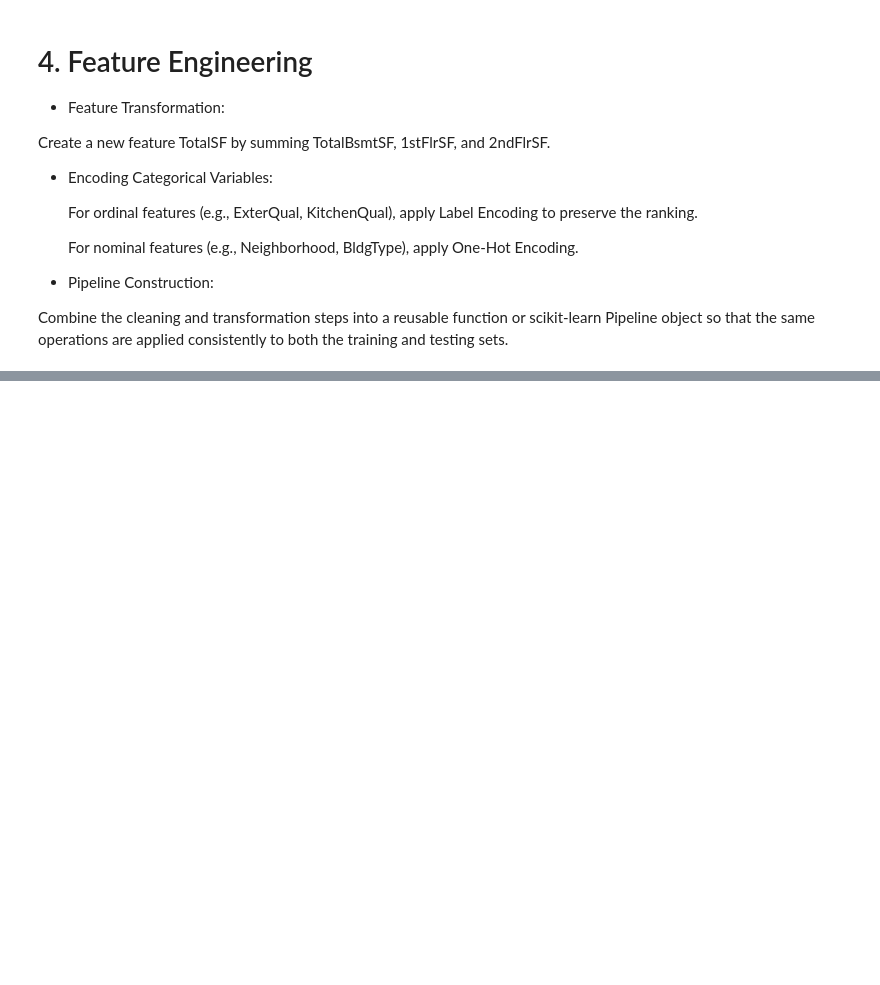
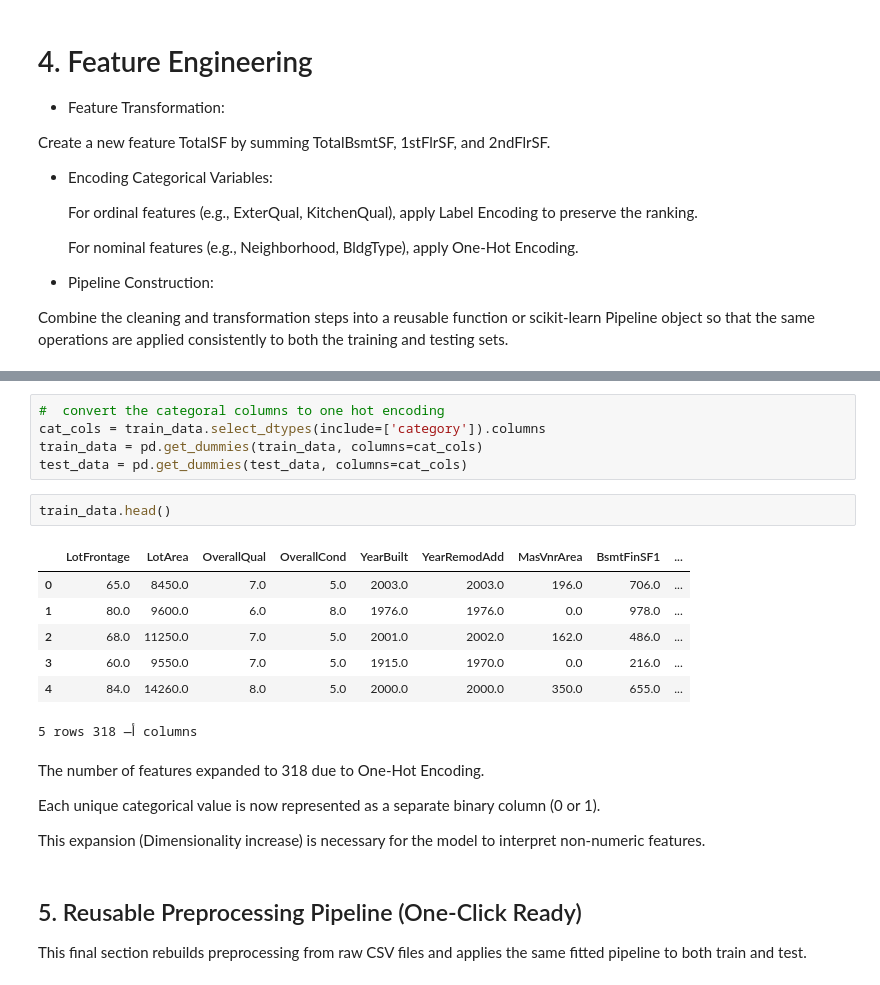
Before and after one commit to Samarbal/House-Prices---Advanced-Regression-Techniques, a Jupyter notebook: house-prediction.ipynb, the cells around one changed output, grey strips where cells are left out. Cells and saved outputs as stored; diff of their text form; blank space fills up the shorter version.

```diff
--- a/house-prediction.ipynb
+++ b/house-prediction.ipynb
@@ -405,0 +454,24 @@ Create a new feature TotalSF by summing TotalBsmtSF, 1stFlrSF, and 2ndFlrSF.
+# %%
+#  convert the categoral columns to one hot encoding
+cat_cols = train_data.select_dtypes(include=['category']).columns
+train_data = pd.get_dummies(train_data, columns=cat_cols)
+test_data = pd.get_dummies(test_data, columns=cat_cols)
+# %%
+train_data.head()
+# %% [output]
+|  | LotFrontage | LotArea | OverallQual | OverallCond | YearBuilt | YearRemodAdd | MasVnrArea | BsmtFinSF1 | ... |
+| 0 | 65.0 | 8450.0 | 7.0 | 5.0 | 2003.0 | 2003.0 | 196.0 | 706.0 | ... |
+| 1 | 80.0 | 9600.0 | 6.0 | 8.0 | 1976.0 | 1976.0 | 0.0 | 978.0 | ... |
+| 2 | 68.0 | 11250.0 | 7.0 | 5.0 | 2001.0 | 2002.0 | 162.0 | 486.0 | ... |
+| 3 | 60.0 | 9550.0 | 7.0 | 5.0 | 1915.0 | 1970.0 | 0.0 | 216.0 | ... |
+| 4 | 84.0 | 14260.0 | 8.0 | 5.0 | 2000.0 | 2000.0 | 350.0 | 655.0 | ... |
+5 rows أ— 318 columns
+# %% [markdown]
+The number of features expanded to 318 due to One-Hot Encoding.
+
+Each unique categorical value is now represented as a separate binary column (0 or 1).
+
+This expansion (Dimensionality increase) is necessary for the model to interpret non-numeric features.
+# %% [markdown]
+## 5. Reusable Preprocessing Pipeline (One-Click Ready)
+This final section rebuilds preprocessing from raw CSV files and applies the same fitted pipeline to both train and test.
```
Also changed, not shown: parts of 16 cells of this notebook.
